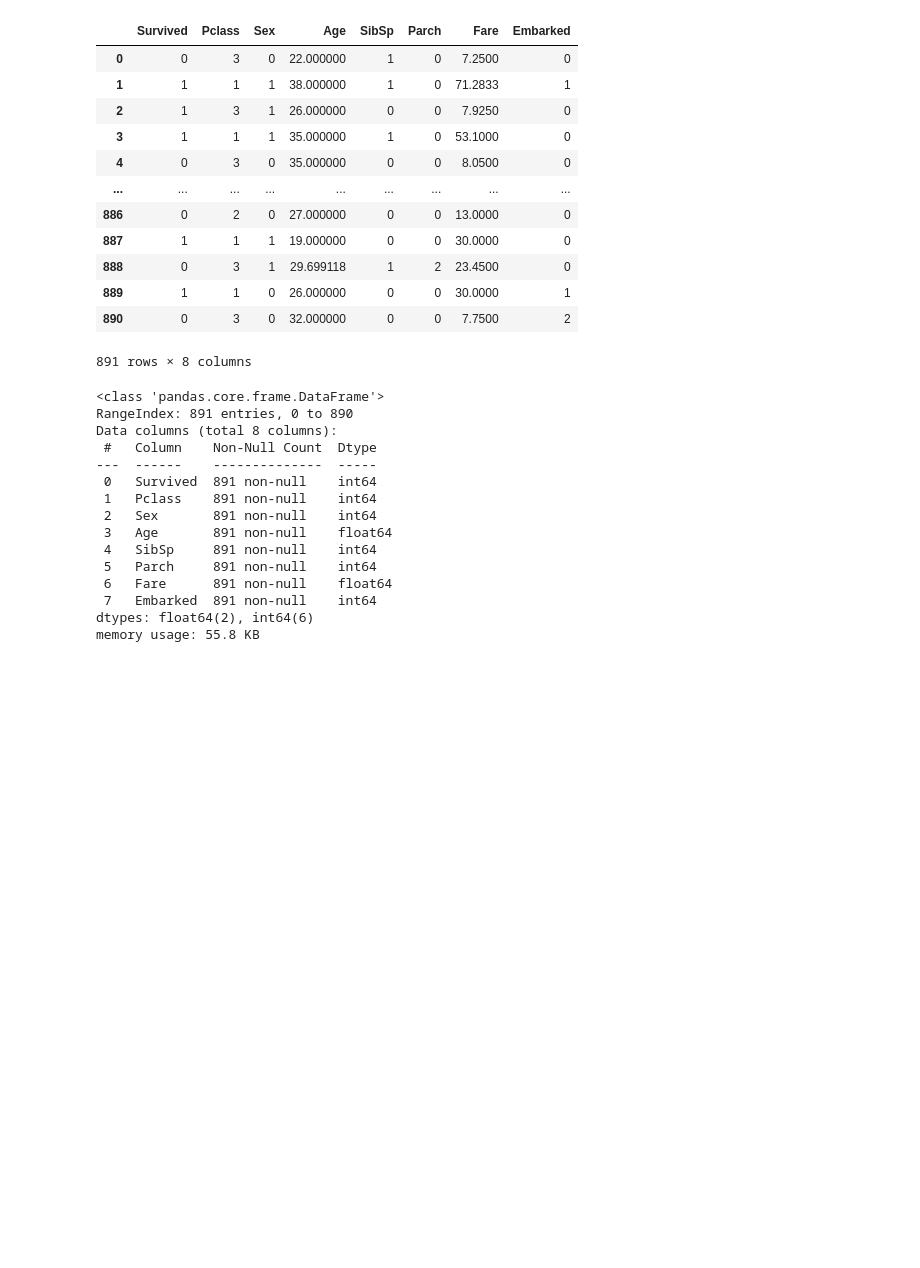
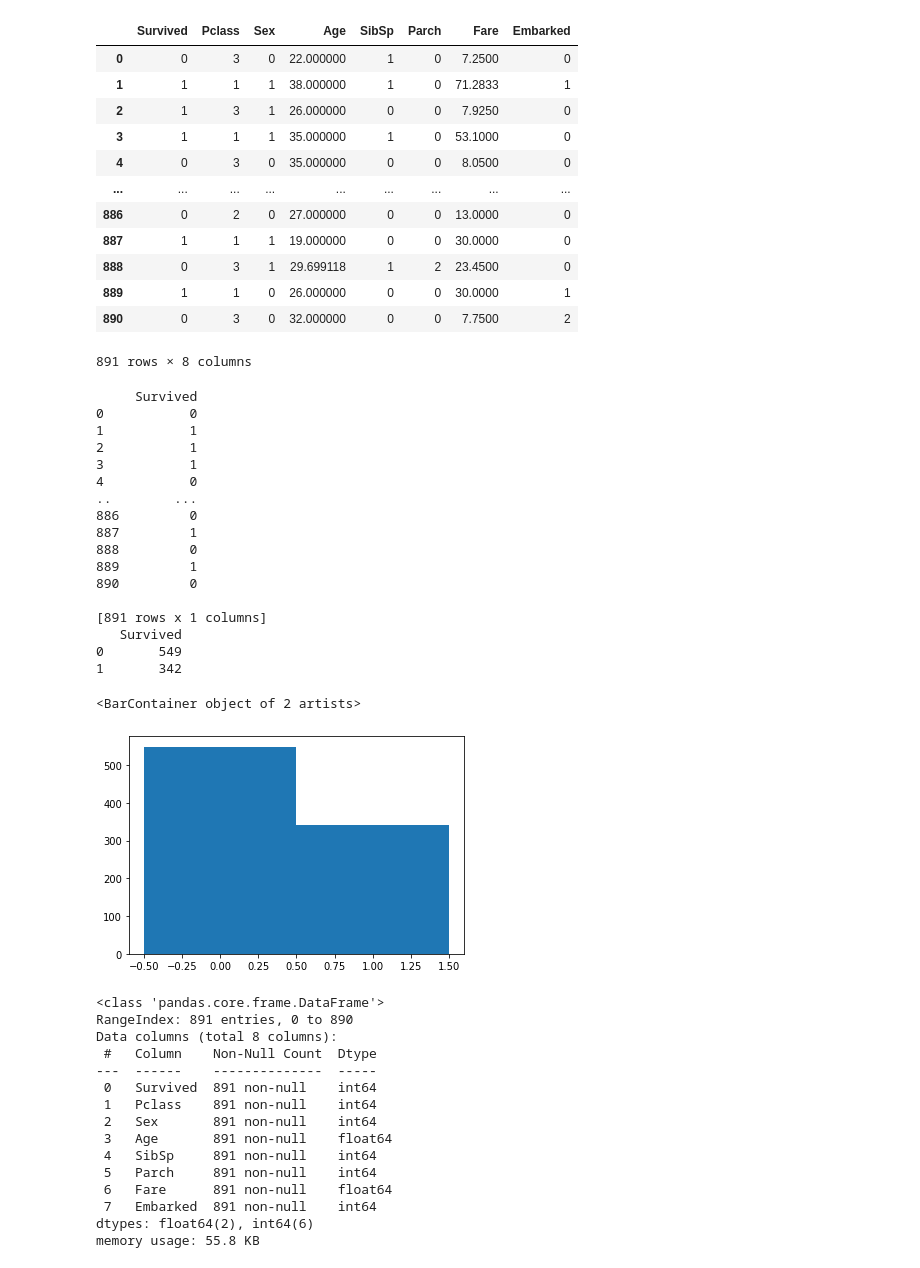
Before and after one commit to Suyashiitr/kaggle, a Jupyter notebook: simple-titanic-survival-prediction-model.ipynb, the cells around one changed output. Saved outputs shown, nothing was run; the diff lists cells and outputs as text; code cells hidden in the pictures; blank space fills up the shorter version.

```diff
--- a/simple-titanic-survival-prediction-model.ipynb
+++ b/simple-titanic-survival-prediction-model.ipynb
@@ -124,6 +126,36 @@ tt
 | 889 | 1 | 1 | 0 | 26.000000 | 0 | 0 | 30.0000 | 1 |
 | 890 | 0 | 3 | 0 | 32.000000 | 0 | 0 | 7.7500 | 2 |
 891 rows × 8 columns
+# %%
+yp = tt['Survived']
+xp = tt['Sex']
+df = pd.DataFrame(yp,index = np.arange(0,len(yp),1))
+print(df)
+t = df.groupby(yp)
+f = t.count()
+df2 = pd.DataFrame(f,index = [0,1])
+print(df2)
+plt.bar([0,1],f['Survived'],width=1)
+# %% [output]
+     Survived
+0           0
+1           1
+2           1
+3           1
+4           0
+..        ...
+886         0
+887         1
+888         0
+889         1
+890         0
+
+[891 rows x 1 columns]
+   Survived
+0       549
+1       342
+<BarContainer object of 2 artists>
+[figure, added]
 # %%
 tt.info() #checking if null values remain
 # %% [output]
```
Also changed, not shown: parts of 6 cells of this notebook.
